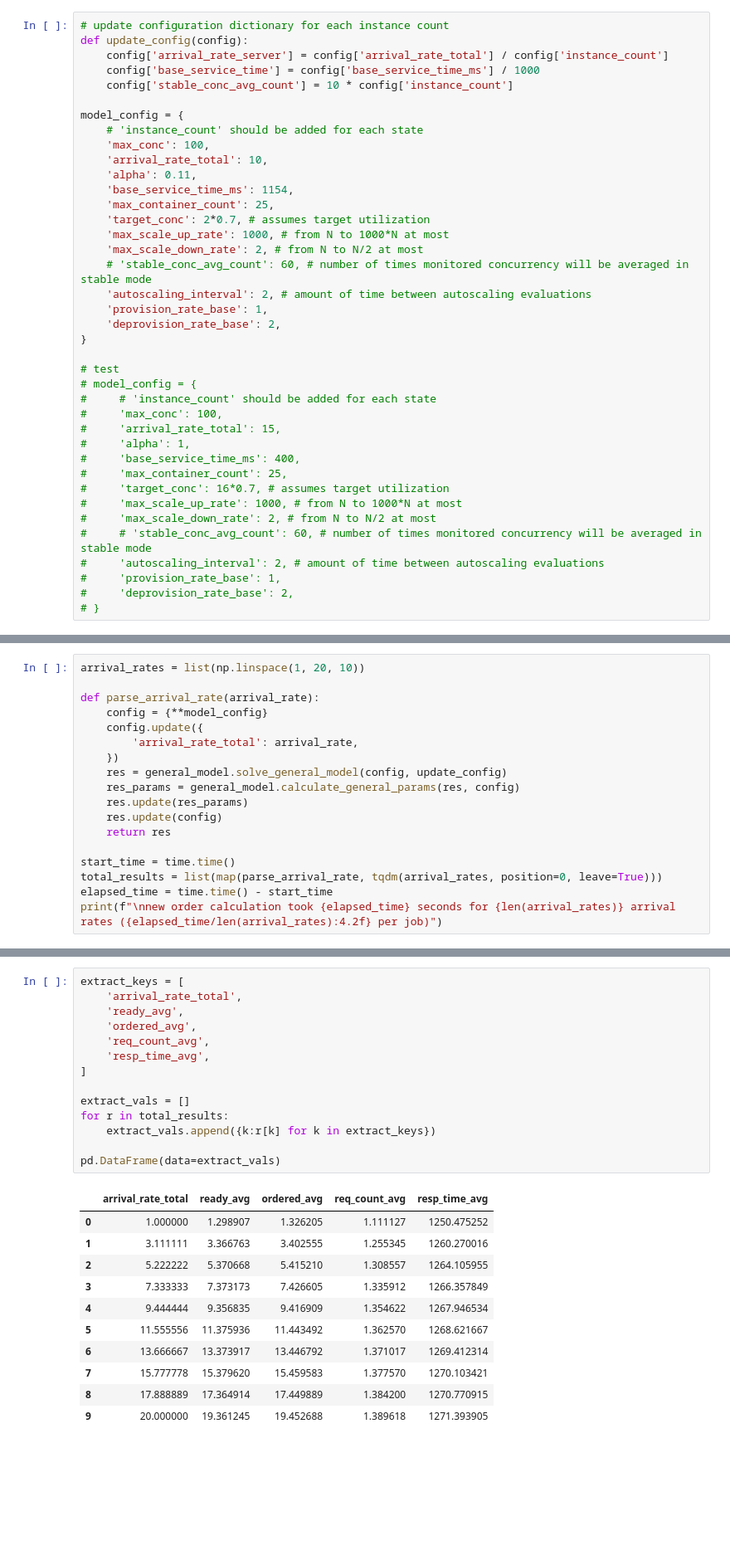
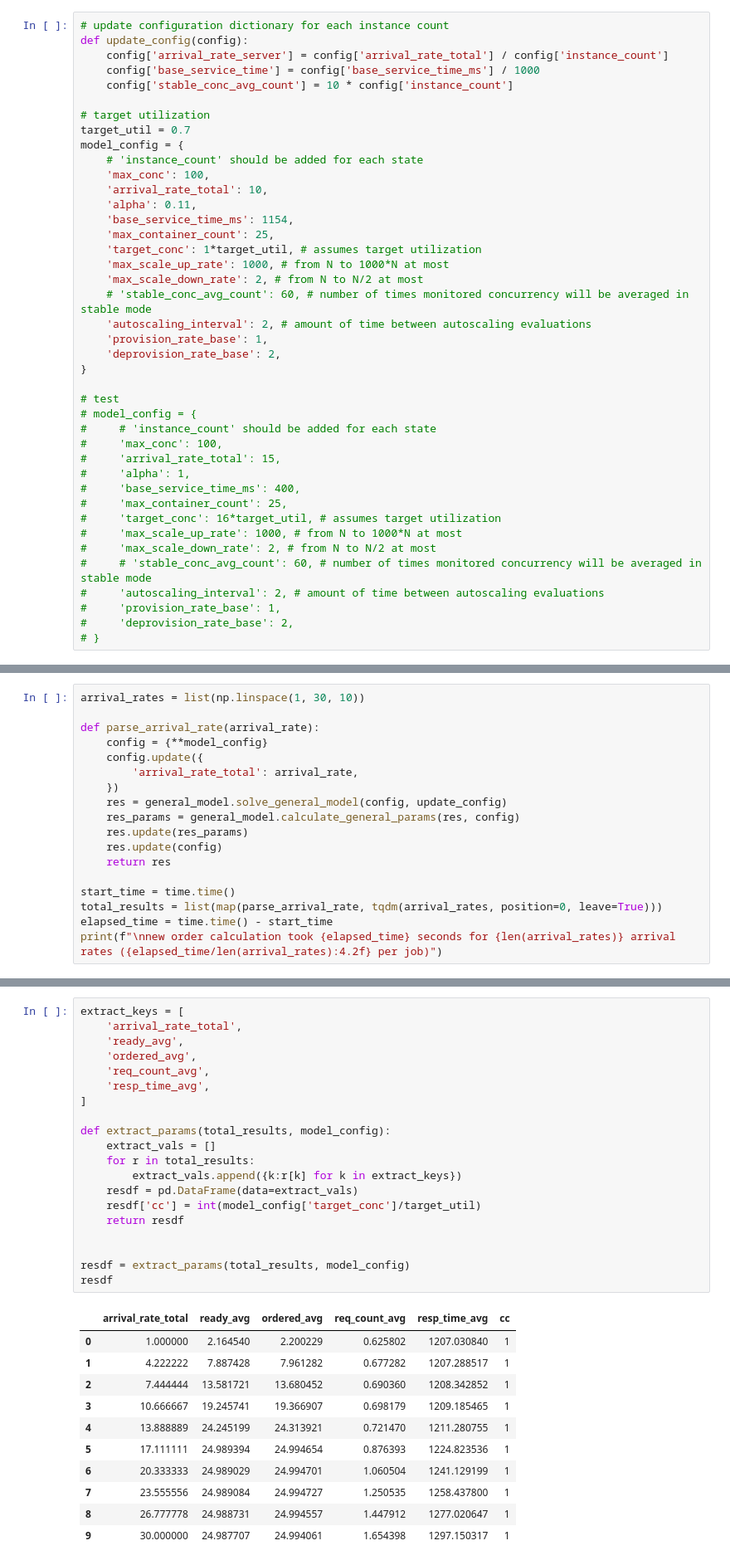
Before and after one commit to pacslab/conc-value-perf-modelling, a Jupyter notebook: model/04-workload-plots.ipynb, the cells around one changed output, grey strips where cells are left out. Shown at 83% size. Drawn from its saved outputs; the diff is of its cells as text; blank space fills up the shorter version.

```diff
--- a/model/04-workload-plots.ipynb
+++ b/model/04-workload-plots.ipynb
@@ -28,6 +28,8 @@ def update_config(config):
     config['base_service_time'] = config['base_service_time_ms'] / 1000
     config['stable_conc_avg_count'] = 10 * config['instance_count']
 
+# target utilization
+target_util = 0.7
 model_config = {
     # 'instance_count' should be added for each state
     'max_conc': 100,
@@ -35,7 +37,7 @@ model_config = {
     'alpha': 0.11,
     'base_service_time_ms': 1154,
     'max_container_count': 25,
-    'target_conc': 2*0.7, # assumes target utilization
+    'target_conc': 1*target_util, # assumes target utilization
     'max_scale_up_rate': 1000, # from N to 1000*N at most
     'max_scale_down_rate': 2, # from N to N/2 at most
     # 'stable_conc_avg_count': 60, # number of times monitored concurrency will be averaged in stable mode
@@ -52,7 +54,7 @@ model_config = {
 #     'alpha': 1,
 #     'base_service_time_ms': 400,
 #     'max_container_count': 25,
-#     'target_conc': 16*0.7, # assumes target utilization
+#     'target_conc': 16*target_util, # assumes target utilization
 #     'max_scale_up_rate': 1000, # from N to 1000*N at most
 #     'max_scale_down_rate': 2, # from N to N/2 at most
 #     # 'stable_conc_avg_count': 60, # number of times monitored concurrency will be averaged in stable mode
@@ -69,7 +71,7 @@ model_config = {
 # %% [markdown]
 # Arrival Rate Plots
 # %%
-arrival_rates = list(np.linspace(1, 20, 10))
+arrival_rates = list(np.linspace(1, 30, 10))
 
 def parse_arrival_rate(arrival_rate):
     config = {**model_config}
@@ -91,26 +93,32 @@ new order calculation took 353.8593850135803 seconds for 10 arrival rates (35.39
 # %%
 extract_keys = [
     'arrival_rate_total',
     'ready_avg',
     'ordered_avg',
     'req_count_avg',
     'resp_time_avg',
 ]
 
-extract_vals = []
-for r in total_results:
-    extract_vals.append({k:r[k] for k in extract_keys})
+def extract_params(total_results, model_config):
+    extract_vals = []
+    for r in total_results:
+        extract_vals.append({k:r[k] for k in extract_keys})
+    resdf = pd.DataFrame(data=extract_vals)
+    resdf['cc'] = int(model_config['target_conc']/target_util)
+    return resdf
 
-pd.DataFrame(data=extract_vals)
+
+resdf = extract_params(total_results, model_config)
+resdf
 # %% [output]
-|  | arrival_rate_total | ready_avg | ordered_avg | req_count_avg | resp_time_avg |
-| 0 | 1.000000 | 1.298907 | 1.326205 | 1.111127 | 1250.475252 |
-| 1 | 3.111111 | 3.366763 | 3.402555 | 1.255345 | 1260.270016 |
-| 2 | 5.222222 | 5.370668 | 5.415210 | 1.308557 | 1264.105955 |
-| 3 | 7.333333 | 7.373173 | 7.426605 | 1.335912 | 1266.357849 |
-| 4 | 9.444444 | 9.356835 | 9.416909 | 1.354622 | 1267.946534 |
-| 5 | 11.555556 | 11.375936 | 11.443492 | 1.362570 | 1268.621667 |
-| 6 | 13.666667 | 13.373917 | 13.446792 | 1.371017 | 1269.412314 |
-| 7 | 15.777778 | 15.379620 | 15.459583 | 1.377570 | 1270.103421 |
-| 8 | 17.888889 | 17.364914 | 17.449889 | 1.384200 | 1270.770915 |
-| 9 | 20.000000 | 19.361245 | 19.452688 | 1.389618 | 1271.393905 |
+|  | arrival_rate_total | ready_avg | ordered_avg | req_count_avg | resp_time_avg | cc |
+| 0 | 1.000000 | 2.164540 | 2.200229 | 0.625802 | 1207.030840 | 1 |
+| 1 | 4.222222 | 7.887428 | 7.961282 | 0.677282 | 1207.288517 | 1 |
+| 2 | 7.444444 | 13.581721 | 13.680452 | 0.690360 | 1208.342852 | 1 |
+| 3 | 10.666667 | 19.245741 | 19.366907 | 0.698179 | 1209.185465 | 1 |
+| 4 | 13.888889 | 24.245199 | 24.313921 | 0.721470 | 1211.280755 | 1 |
+| 5 | 17.111111 | 24.989394 | 24.994654 | 0.876393 | 1224.823536 | 1 |
+| 6 | 20.333333 | 24.989029 | 24.994701 | 1.060504 | 1241.129199 | 1 |
+| 7 | 23.555556 | 24.989084 | 24.994727 | 1.250535 | 1258.437800 | 1 |
+| 8 | 26.777778 | 24.988731 | 24.994557 | 1.447912 | 1277.020647 | 1 |
+| 9 | 30.000000 | 24.987707 | 24.994061 | 1.654398 | 1297.150317 | 1 |
```
Also changed, not shown: parts of 9 cells of this notebook.
